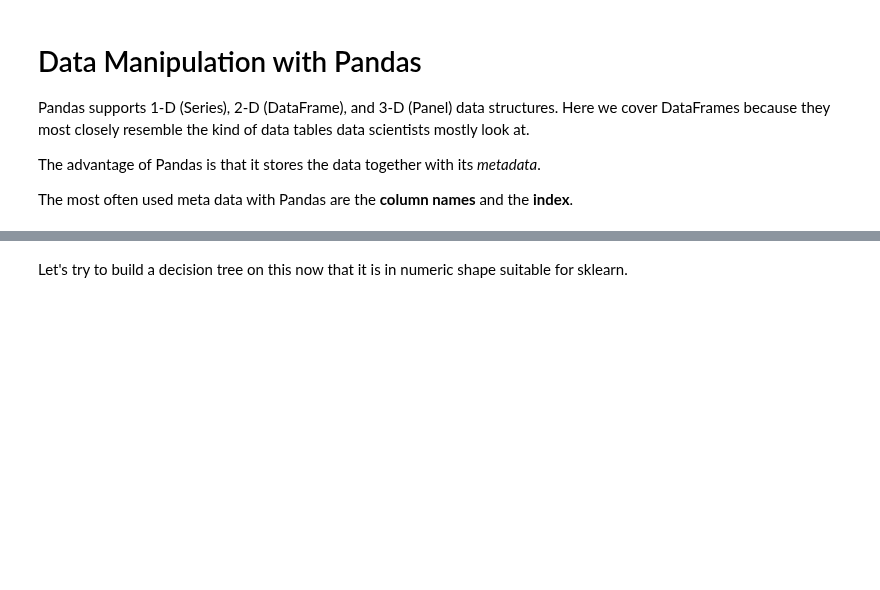
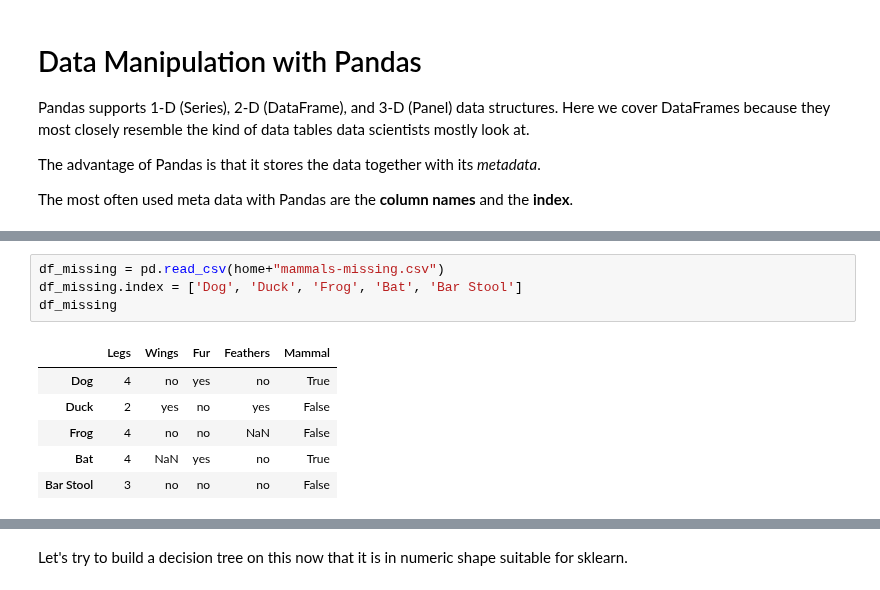
Before and after one commit to IndraniMandal/CSC310-S20, a Jupyter notebook: 08_data_manipulation_pandas.ipynb, the cells around one changed output, grey strips where cells are left out. Saved outputs shown, nothing was run; the diff lists cells and outputs as text; blank space fills up the shorter version.

```diff
--- a/08_data_manipulation_pandas.ipynb
+++ b/08_data_manipulation_pandas.ipynb
@@ -226,0 +156,11 @@ df_tennis_numeric
+# %%
+df_missing = pd.read_csv(home+"mammals-missing.csv")
+df_missing.index = ['Dog', 'Duck', 'Frog', 'Bat', 'Bar Stool']
+df_missing
+# %% [output]
+|  | Legs | Wings | Fur | Feathers | Mammal |
+| Dog | 4 | no | yes | no | True |
+| Duck | 2 | yes | no | yes | False |
+| Frog | 4 | no | no | NaN | False |
+| Bat | 4 | NaN | yes | no | True |
+| Bar Stool | 3 | no | no | no | False |
```
Also changed, not shown: parts of 111 cells of this notebook.
